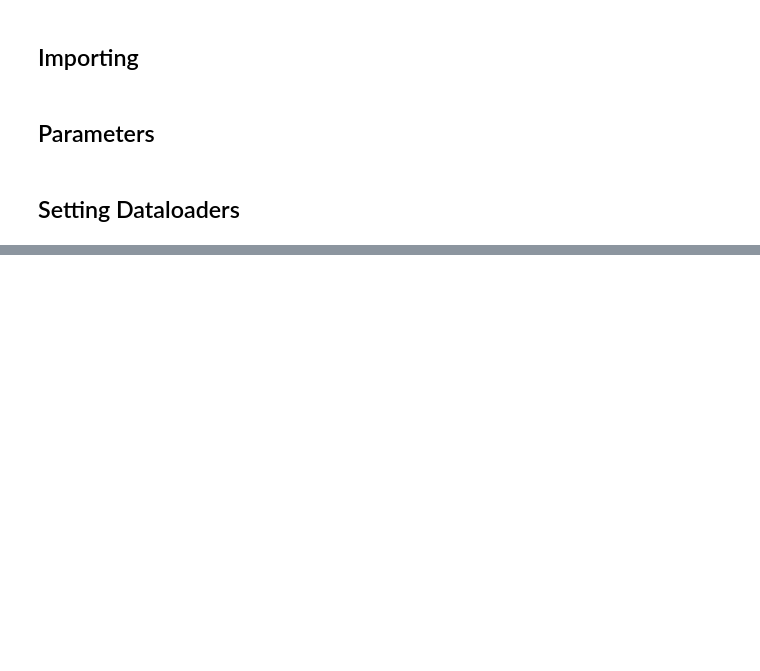
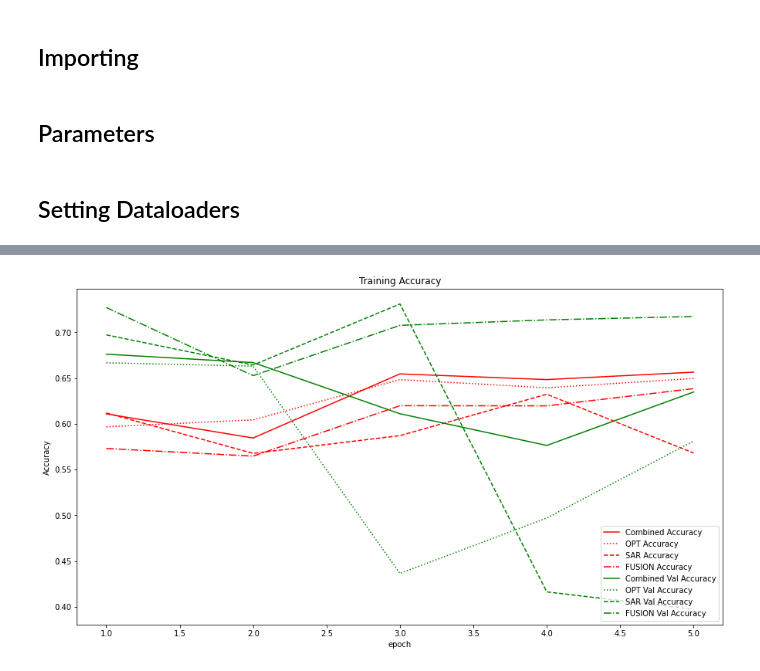
Before and after one commit to felferrari/cross-fusion, a Jupyter notebook: Train Model.ipynb, the cells around one changed output, grey strips where cells are left out. Drawn from its saved outputs; the diff is of its cells as text; code cells hidden in the pictures; blank space fills up the shorter version.

```diff
--- a/Train Model.ipynb
+++ b/Train Model.ipynb
@@ -50,0 +165,21 @@ dl_train = DataLoader(
+# %%
+plt.figure(figsize=(15, 8))
+x = np.arange(len(history.history['loss']))+1
+plt.plot(x, history.history['combined_accuracy'], 'r-',label='Combined Accuracy')
+plt.plot(x, history.history['opt_accuracy'], 'r:',label='OPT Accuracy')
+plt.plot(x, history.history['sar_accuracy'], 'r--',label='SAR Accuracy')
+plt.plot(x, history.history['fusion_accuracy'], 'r-.',label='FUSION Accuracy')
+
+plt.plot(x, history.history['val_combined_accuracy'], 'g-',label='Combined Val Accuracy')
+plt.plot(x, history.history['val_opt_accuracy'], 'g:',label='OPT Val Accuracy')
+plt.plot(x, history.history['val_sar_accuracy'], 'g--',label='SAR Val Accuracy')
+plt.plot(x, history.history['val_fusion_accuracy'], 'g-.',label='FUSION Val Accuracy')
+
+plt.title('Training Accuracy')
+plt.ylabel('Accuracy')
+plt.xlabel('epoch')
+plt.legend(loc='lower right')
+plt.savefig('graphics/Accuracy.png')
+plt.show()
+# %% [output]
+[figure, added]
```
Also changed, not shown: parts of 11 cells of this notebook, 19 other files.
